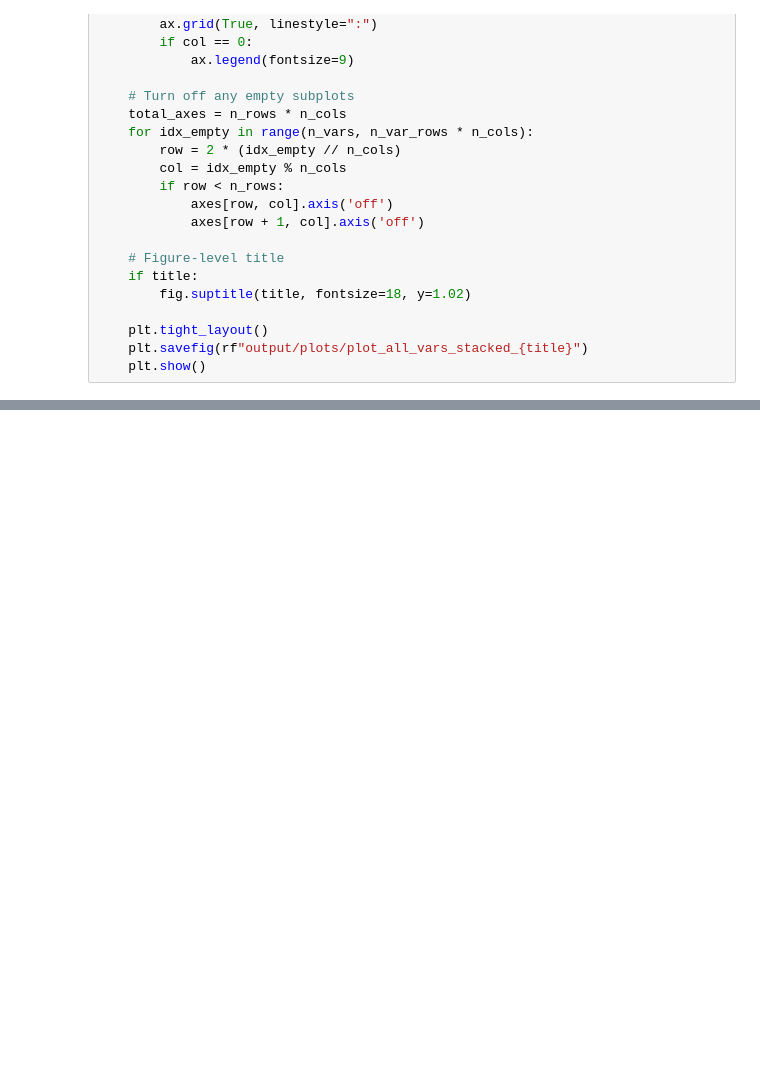
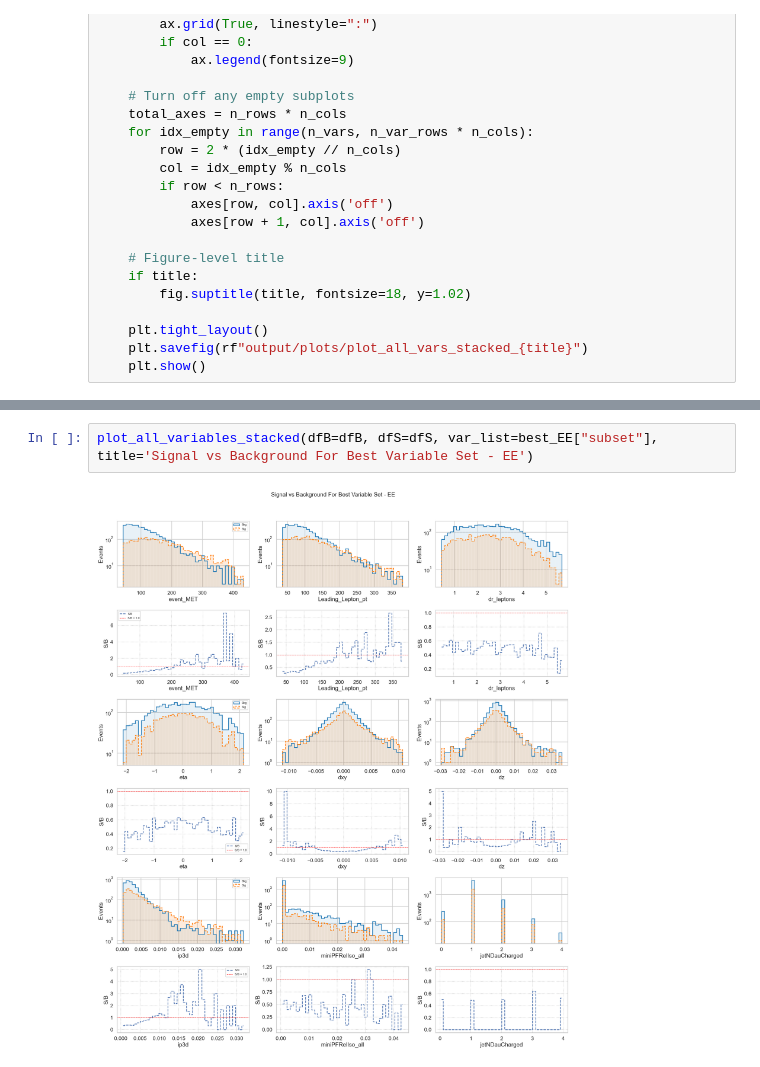
Before and after one commit to alex-call/Physics-188-Final-Project, a Jupyter notebook: 188_FINAL_PROJECT.ipynb, the cells around one changed output, grey strips where cells are left out. Cells and saved outputs as stored; diff of their text form; blank space fills up the shorter version.

```diff
--- a/188_FINAL_PROJECT.ipynb
+++ b/188_FINAL_PROJECT.ipynb
@@ -2296,0 +2348,4 @@ balanced_nn_vars = ['event_MET', 'Leading_Lepton_pt', 'pt', 'dxy', 'ip3d', 'jetN
+# %%
+plot_all_variables_stacked(dfB=dfB, dfS=dfS, var_list=best_EE["subset"], title='Signal vs Background For Best Variable Set - EE')
+# %% [output]
+[figure, added]
```
Also changed, not shown: parts of 54 cells of this notebook, 41 other files.
